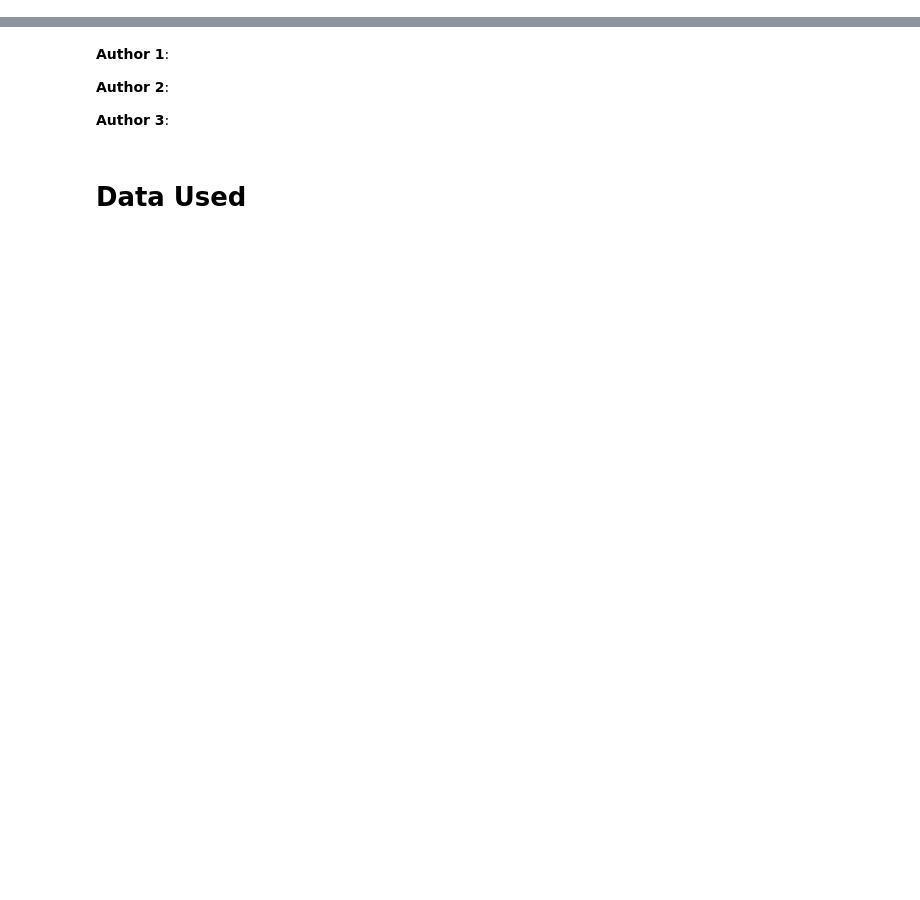
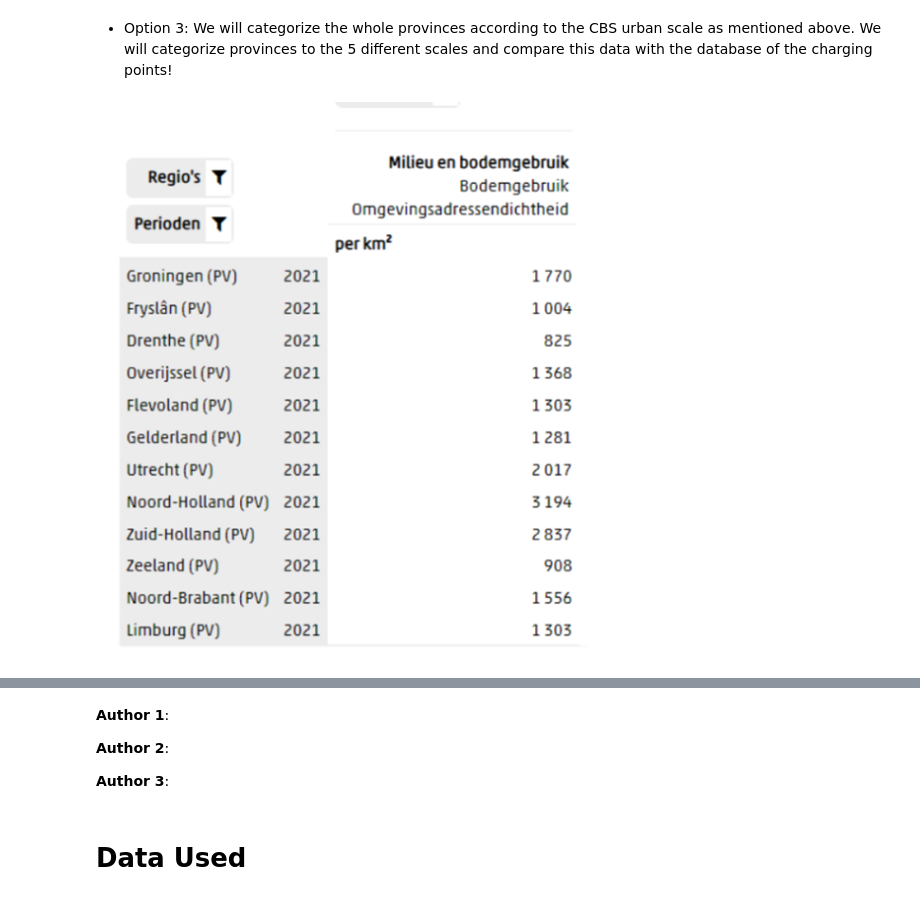
Before and after one commit to sophietimmerman/TIL6022-Programming, a Jupyter notebook: project_template.ipynb, the cells around one changed output, grey strips where cells are left out. Drawn from its saved outputs; the diff is of its cells as text; code cells hidden in the pictures; blank space fills up the shorter version.

```diff
--- a/project_template.ipynb
+++ b/project_template.ipynb
@@ -14,0 +72,7 @@ The objective of this research is to analyze the impact of the availability of e
+# %% [markdown]
+- Option 3: We will categorize the whole provinces according to the CBS urban scale as mentioned above. We will categorize provinces to the 5 different scales and compare this data with the database of the charging points!
+# %%
+from IPython.display import Image
+Image(filename=r"C:\Users\sophi\Downloads\foto3.png")
+# %% [output]
+[figure, added]
```
Also changed, not shown: parts of 21 cells of this notebook.
